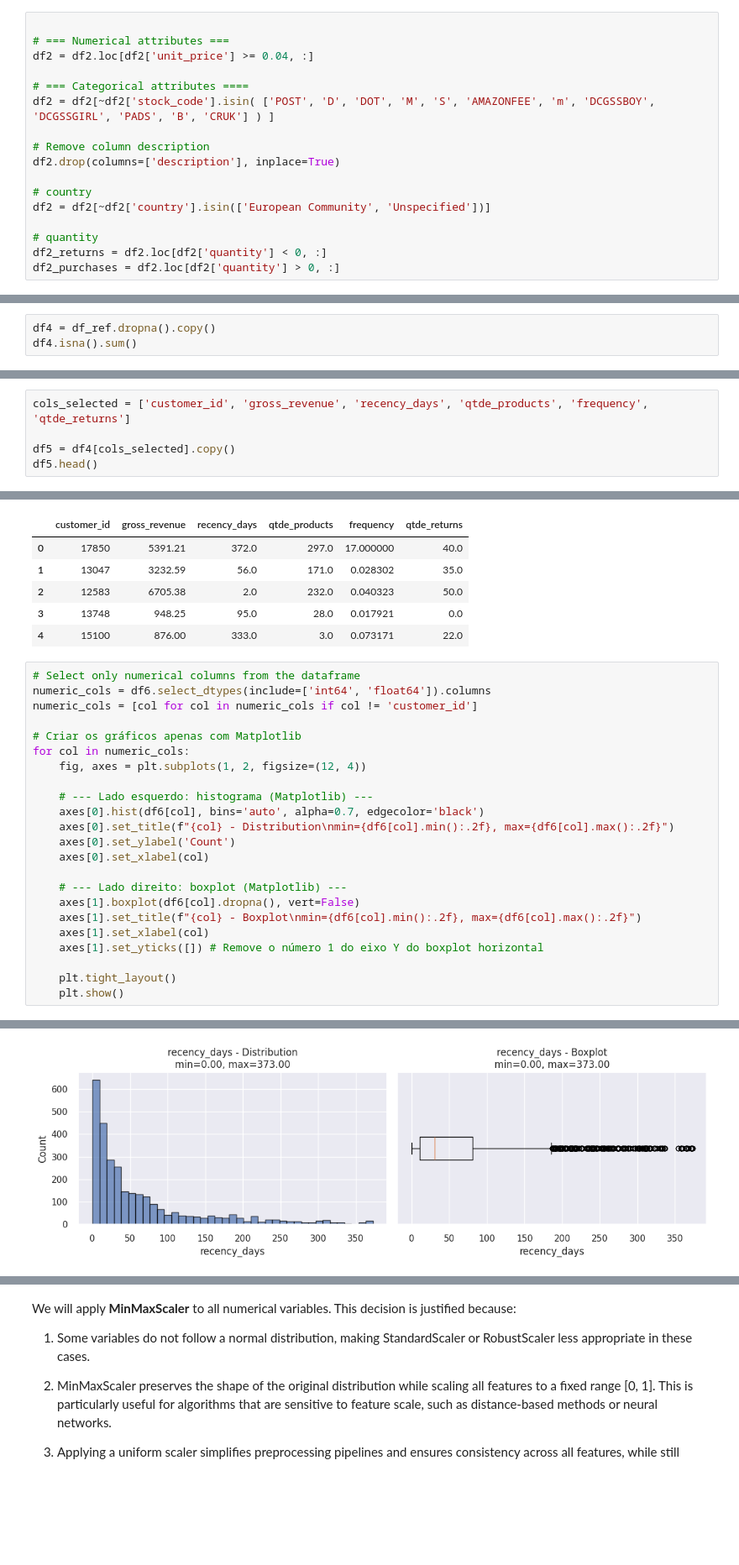
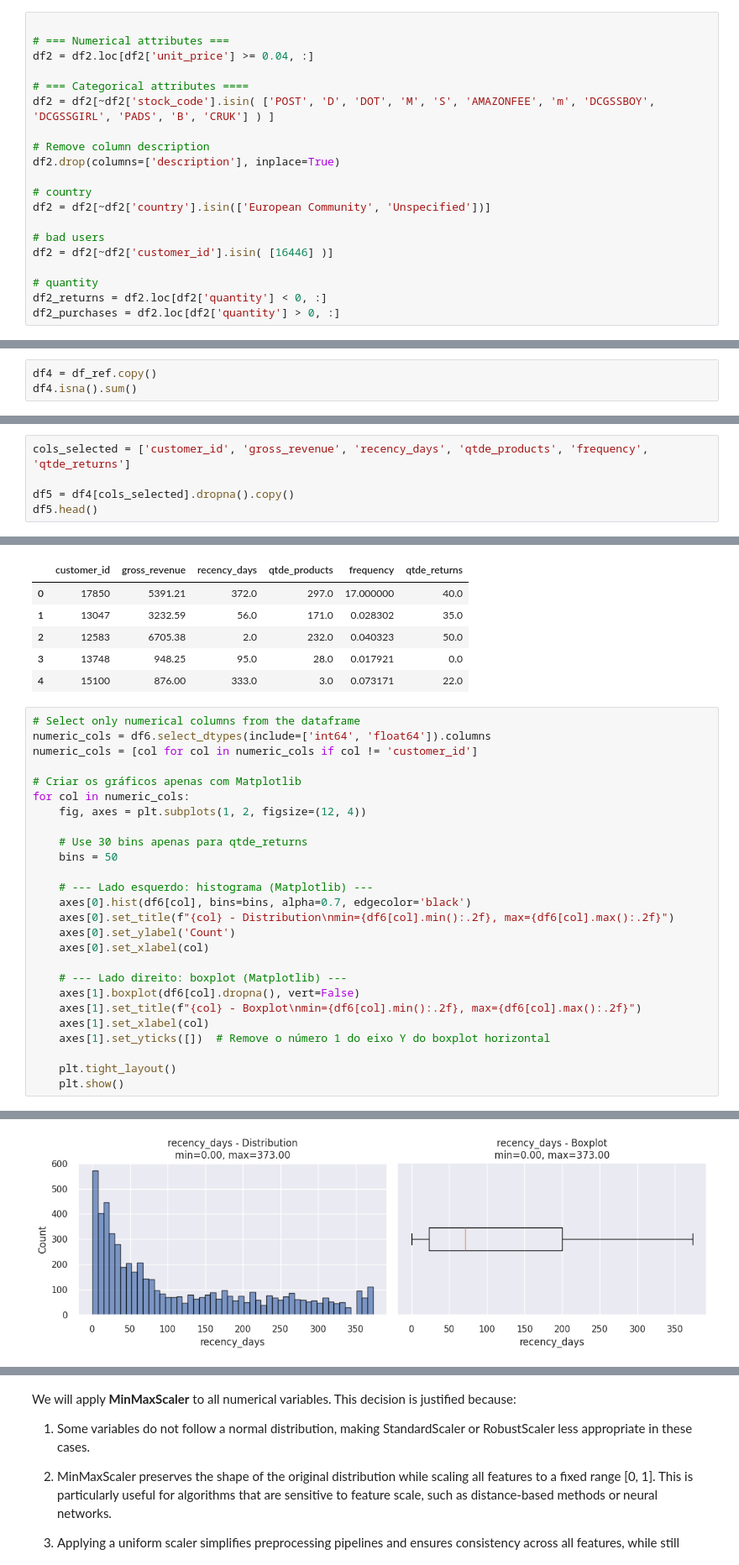
Before and after one commit to Leonamrsm/insiders_clustering, a Jupyter notebook: notebooks/c08_lr_validation of hypothesis.ipynb, the cells around one changed output, grey strips where cells are left out. Shown at 84% size. Saved outputs shown, nothing was run; the diff lists cells and outputs as text; blank space fills up the shorter version.

```diff
--- a/notebooks/c08_lr_validation of hypothesis.ipynb
+++ b/notebooks/c08_lr_validation of hypothesis.ipynb
@@ -485,6 +488,9 @@ df2.drop(columns=['description'], inplace=True)
 # country
 df2 = df2[~df2['country'].isin(['European Community', 'Unspecified'])]
 
+# bad users
+df2 = df2[~df2['customer_id'].isin( [16446] )]
+
 # quantity
 df2_returns = df2.loc[df2['quantity'] < 0, :]
 df2_purchases = df2.loc[df2['quantity'] > 0, :]
@@ -839,6 +845,6 @@ dtype: int64
 # %% [markdown]
 # <font color='blue'> 📈 4.0 Exploratory Data Analysis
 # %%
-df4 = df_ref.dropna().copy()
+df4 = df_ref.copy()
 df4.isna().sum()
 # %% [output]
@@ -1024,7 +1002,7 @@ Experiment with different feature subsets and evaluate cluster quality using:
 # %%
 cols_selected = ['customer_id', 'gross_revenue', 'recency_days', 'qtde_products', 'frequency', 'qtde_returns']
 
-df5 = df4[cols_selected].copy()
+df5 = df4[cols_selected].dropna().copy()
 df5.head()
 # %% [output]
 |  | customer_id | gross_revenue | recency_days | qtde_products | frequency | qtde_returns |
@@ -1092,8 +1086,11 @@ numeric_cols = [col for col in numeric_cols if col != 'customer_id']
 for col in numeric_cols:
     fig, axes = plt.subplots(1, 2, figsize=(12, 4))
 
+    # Use 30 bins apenas para qtde_returns
+    bins = 50
+
     # --- Lado esquerdo: histograma (Matplotlib) ---
-    axes[0].hist(df6[col], bins='auto', alpha=0.7, edgecolor='black')
+    axes[0].hist(df6[col], bins=bins, alpha=0.7, edgecolor='black')
     axes[0].set_title(f"{col} - Distribution\nmin={df6[col].min():.2f}, max={df6[col].max():.2f}")
     axes[0].set_ylabel('Count')
     axes[0].set_xlabel(col)
@@ -1102,7 +1099,7 @@ for col in numeric_cols:
     axes[1].boxplot(df6[col].dropna(), vert=False)
     axes[1].set_title(f"{col} - Boxplot\nmin={df6[col].min():.2f}, max={df6[col].max():.2f}")
     axes[1].set_xlabel(col)
-    axes[1].set_yticks([]) # Remove o número 1 do eixo Y do boxplot horizontal
+    axes[1].set_yticks([])  # Remove o número 1 do eixo Y do boxplot horizontal
 
     plt.tight_layout()
     plt.show()
@@ -1111 +1108 @@ for col in numeric_cols:
-[figure, old version]
+[figure, new version]
```
Also changed, not shown: parts of 103 cells of this notebook.
